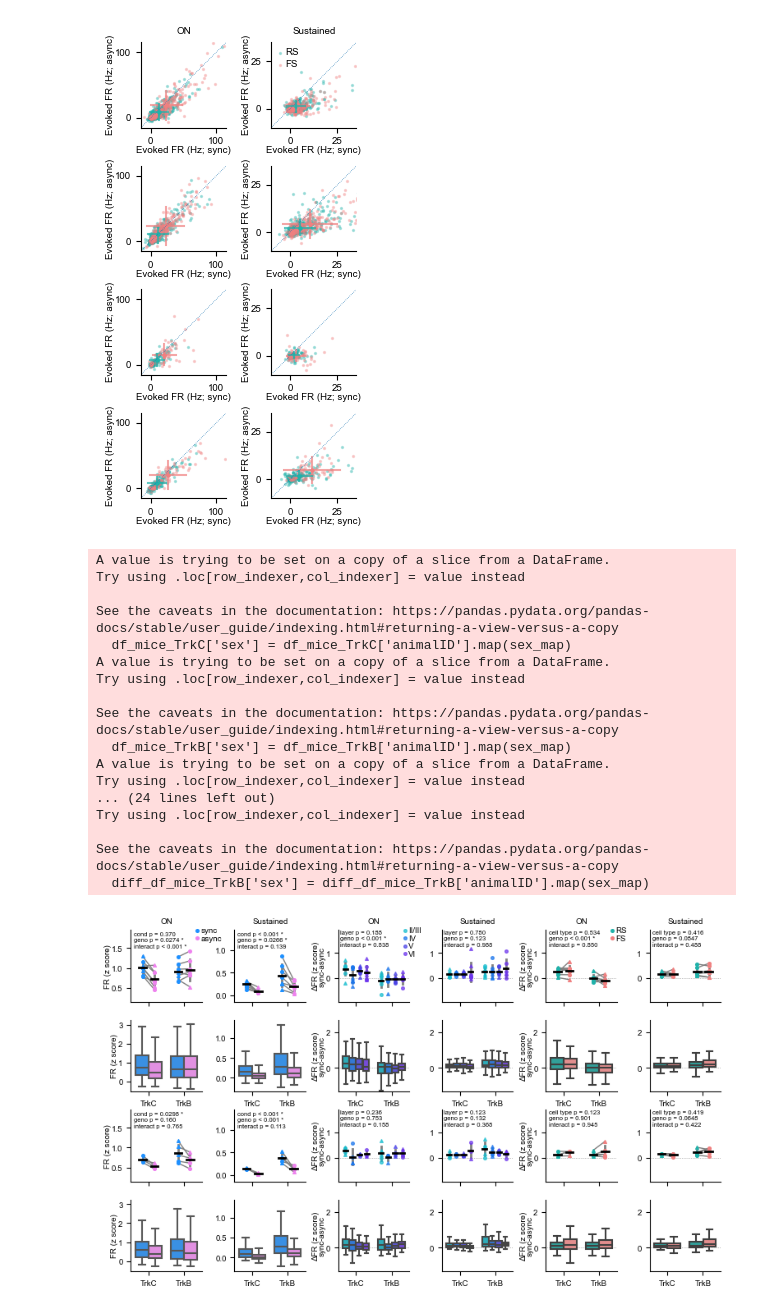
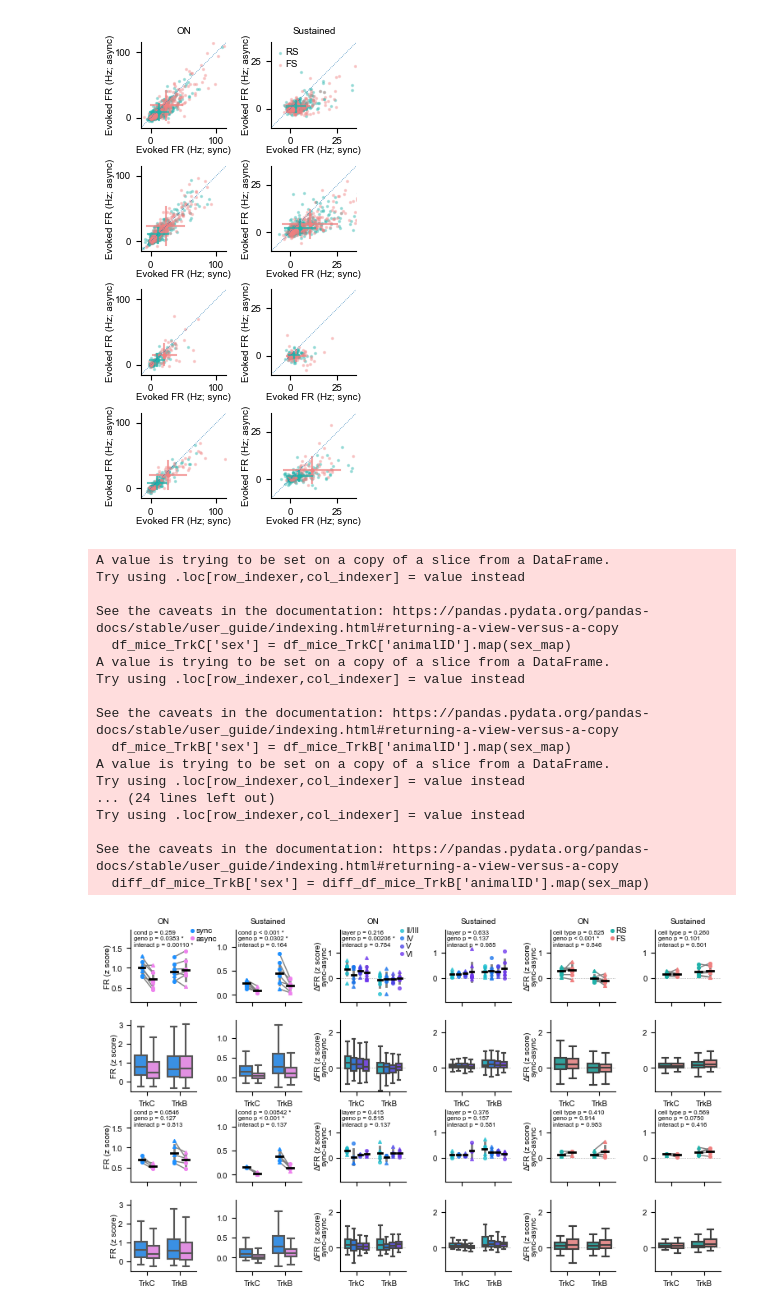
Before and after one commit to EmanuelLab/Liu_Worthy_Emanuel_2026, a Jupyter notebook: notebook/plot_Fig5_6_S1_heatmap.ipynb, the cells around one changed output. Cells and saved outputs as stored; diff of their text form; code cells hidden in the pictures.

```diff
--- a/notebook/plot_Fig5_6_S1_heatmap.ipynb
+++ b/notebook/plot_Fig5_6_S1_heatmap.ipynb
@@ -786,7 +780,7 @@ for i in [0,12]:
     ax[i//6, i%6].set_ylim([0.15,1.95])
 
 for i in [1,13]:
-    ax[i//6, i%6].set_ylim([-0.15,1.45])
+    ax[i//6, i%6].set_ylim([-0.15,1.35])
 
 for i in [6,18]:
     ax[i//6, i%6].set_ylim([-0.55,3.25])
@@ -800,44 +794,43 @@ for i in [2,3,4,5, 14,15,16,17]:
 for i in [8,9,10,11, 20,21,22,23]:
     ax[i//6, i%6].set_ylim([-1.35,2.7])
 
 # add pvalues
-ax[0,0].text(x=0.25, y=1.5,s='cond p = 0.370 \ngeno p = 0.0274 *\ninteract p < 0.001 *', size=pval_size,ha='left')
-ax[0,1].text(x=0.25, y=1.05, s='cond p < 0.001 *\ngeno p = 0.0266 *\ninteract p = 0.139', size=pval_size,ha='left')
-ax[0,2].text(x=0.25, y=1.25, s='layer p = 0.188\ngeno p < 0.001 *\ninteract p = 0.838', size=pval_size,ha='left')
-ax[0,3].text(x=0.25, y=1.25, s='layer p = 0.780\ngeno p = 0.123\ninteract p = 0.988', size=pval_size,ha='left')
-ax[0,4].text(x=0.25, y=1.25, s='cell type p = 0.534\ngeno p < 0.001 *\ninteract p = 0.850', size=pval_size,ha='left')
-ax[0,5].text(x=0.25, y=1.25, s='cell type p = 0.416\ngeno p = 0.0847\ninteract p = 0.488', size=pval_size,ha='left')
+ax[0,0].text(x=0.25, y=1.55, s='cond p = 0.259 \ngeno p = 0.0383 *\ninteract p = 0.00110 *', size=pval_size,ha='left')
+ax[0,1].text(x=0.25, y=1.02, s='cond p < 0.001 *\ngeno p = 0.0302 *\ninteract p = 0.164', size=pval_size,ha='left')
+ax[0,2].text(x=0.25, y=1.25, s='layer p = 0.216\ngeno p = 0.00206 *\ninteract p = 0.784', size=pval_size,ha='left')
+ax[0,3].text(x=0.25, y=1.25, s='layer p = 0.633\ngeno p = 0.137\ninteract p = 0.985', size=pval_size,ha='left')
+ax[0,4].text(x=0.25, y=1.25, s='cell type p = 0.525\ngeno p < 0.001 *\ninteract p = 0.846', size=pval_size,ha='left')
+ax[0,5].text(x=0.25, y=1.25, s='cell type p = 0.260\ngeno p = 0.101\ninteract p = 0.501', size=pval_size,ha='left')
 
-ax[2,0].text(x=0.25, y=1.5,s='cond p = 0.0298 *\ngeno p = 0.160\ninteract p = 0.765', size=pval_size,ha='left')
-ax[2,1].text(x=0.25, y=1.05, s='cond p < 0.001 *\ngeno p < 0.001 *\ninteract p = 0.113', size=pval_size,ha='left')
-ax[2,2].text(x=0.25, y=1.25, s='layer p = 0.236\ngeno p = 0.753\ninteract p = 0.158', size=pval_size,ha='left')
-ax[2,3].text(x=0.25, y=1.25, s='layer p = 0.123\ngeno p = 0.132\ninteract p = 0.368', size=pval_size,ha='left')
-ax[2,4].text(x=0.25, y=1.25, s='cell type p = 0.123\ngeno p = 0.901\ninteract p = 0.945', size=pval_size,ha='left')
-ax[2,5].text(x=0.25, y=1.25, s='cell type p = 0.419\ngeno p = 0.0648\ninteract p = 0.422', size=pval_size,ha='left')
+ax[2,0].text(x=0.25, y=1.55, s='cond p = 0.0846 \ngeno p = 0.127\ninteract p = 0.813', size=pval_size,ha='left')
+ax[2,1].text(x=0.25, y=1.02, s='cond p = 0.00842 *\ngeno p < 0.001 *\ninteract p = 0.137', size=pval_size,ha='left')
+ax[2,2].text(x=0.25, y=1.25, s='layer p = 0.415\ngeno p = 0.818\ninteract p = 0.137', size=pval_size,ha='left')
+ax[2,3].text(x=0.25, y=1.25, s='layer p = 0.376\ngeno p = 0.157\ninteract p = 0.581', size=pval_size,ha='left')
+ax[2,4].text(x=0.25, y=1.25, s='cell type p = 0.410\ngeno p = 0.914\ninteract p = 0.983', size=pval_size,ha='left')
+ax[2,5].text(x=0.25, y=1.25, s='cell type p = 0.569\ngeno p = 0.0750\ninteract p = 0.416', size=pval_size,ha='left')
 
 
 # plt.subplots_adjust(hspace=0.2, wspace=0)
 plt.tight_layout(pad=0)
 
-# plt.savefig(r"N:\Liu_Wanyi\TrkC_figures2\sync_layers_box_dots_pval_3.pdf",dpi=600,bbox_inches='tight',transparent=True)
 
 plt.show()
 # %% [output]
 A value is trying to be set on a copy of a slice from a DataFrame.
 Try using .loc[row_indexer,col_indexer] = value instead
 
 See the caveats in the documentation: https://pandas.pydata.org/pandas-docs/stable/user_guide/indexing.html#returning-a-view-versus-a-copy
   df_mice_TrkC['sex'] = df_mice_TrkC['animalID'].map(sex_map)
 A value is trying to be set on a copy of a slice from a DataFrame.
 Try using .loc[row_indexer,col_indexer] = value instead
 
 See the caveats in the documentation: https://pandas.pydata.org/pandas-docs/stable/user_guide/indexing.html#returning-a-view-versus-a-copy
   df_mice_TrkB['sex'] = df_mice_TrkB['animalID'].map(sex_map)
 A value is trying to be set on a copy of a slice from a DataFrame.
 Try using .loc[row_indexer,col_indexer] = value instead
 ... (24 lines left out)
 Try using .loc[row_indexer,col_indexer] = value instead
 
 See the caveats in the documentation: https://pandas.pydata.org/pandas-docs/stable/user_guide/indexing.html#returning-a-view-versus-a-copy
   diff_df_mice_TrkB['sex'] = diff_df_mice_TrkB['animalID'].map(sex_map)
-[figure, old version]
+[figure, new version]
```
Also changed, not shown: parts of 3 cells of this notebook, 7 other files.
